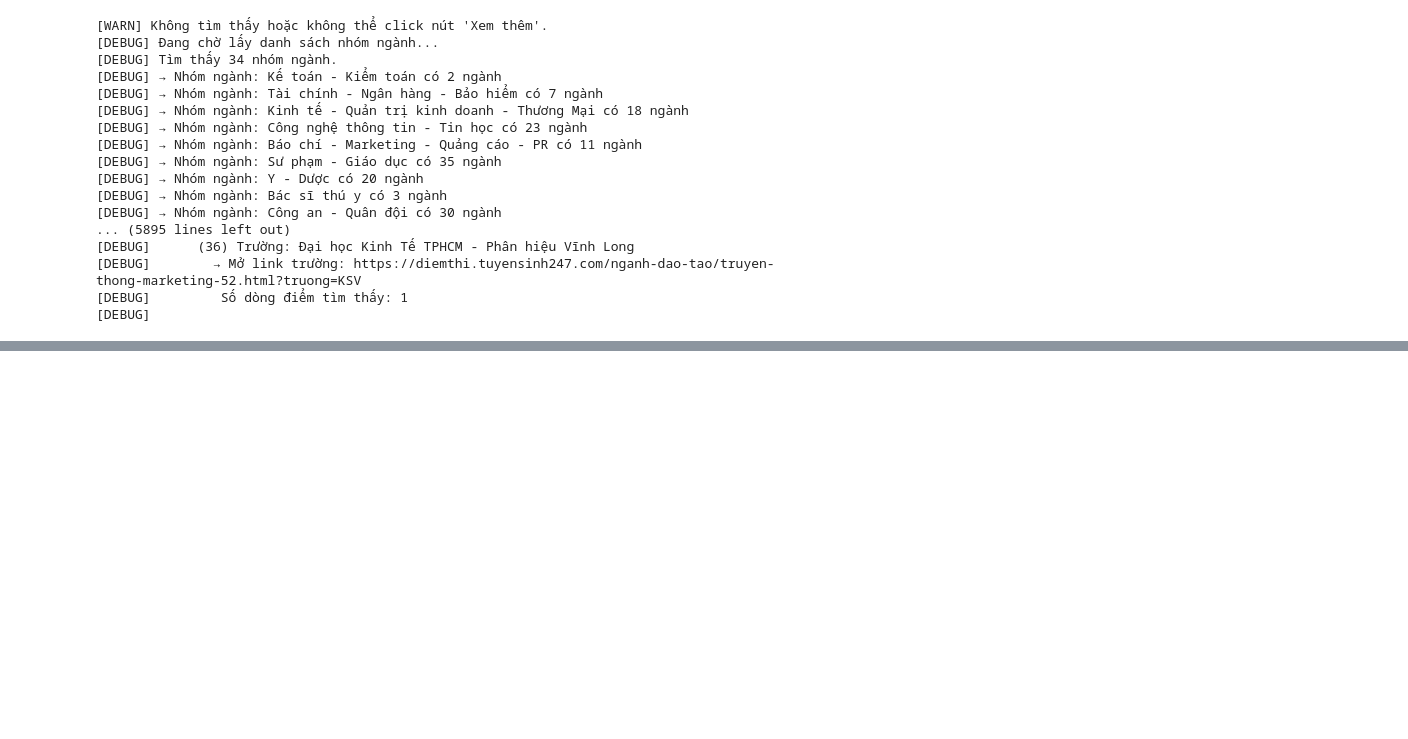
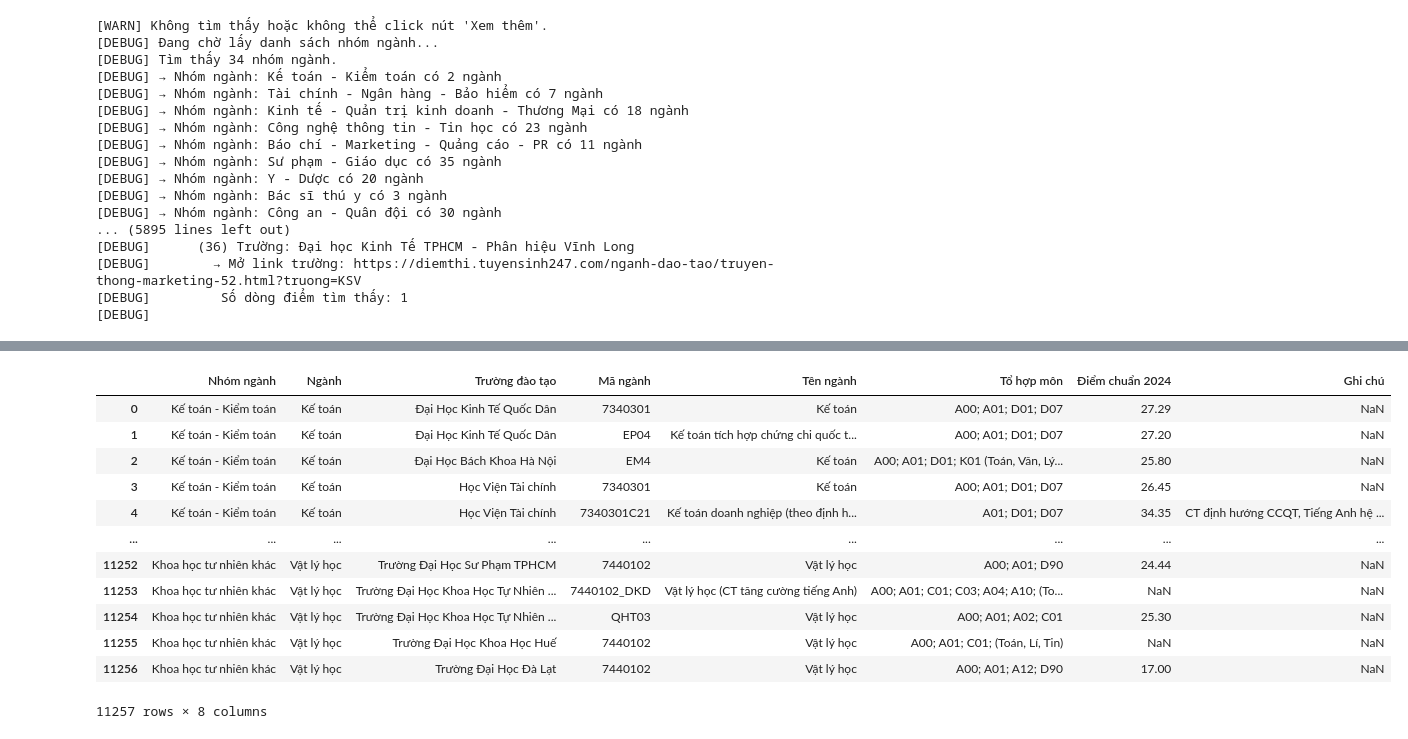
Before and after one commit to HTNam1710/ADS_Final, a Jupyter notebook: Source/crawl.ipynb, the cells around one changed output, grey strips where cells are left out. Cells and saved outputs as stored; diff of their text form; code cells hidden in the pictures; blank space fills up the shorter version.

Commit message:
upload crawler and Data (not preprocessed yet)

```diff
--- a/Source/crawl.ipynb
+++ b/Source/crawl.ipynb
@@ -857,0 +783,20 @@ df
+# %%
+# merge Data/nganh_dao_tao_backup.csv và Data/nganh_dao_tao_final.csv
+df_backup = pd.read_csv(backup_file)
+df_final = pd.read_csv(final_file)
+df_combined = pd.concat([df_backup, df_final], ignore_index=True)
+df_combined
+# %% [output]
+|  | Nhóm ngành | Ngành | Trường đào tạo | Mã ngành | Tên ngành | Tổ hợp môn | Điểm chuẩn 2024 | Ghi chú |
+| 0 | Kế toán - Kiểm toán | Kế toán | Đại Học Kinh Tế Quốc Dân | 7340301 | Kế toán | A00; A01; D01; D07 | 27.29 | NaN |
+| 1 | Kế toán - Kiểm toán | Kế toán | Đại Học Kinh Tế Quốc Dân | EP04 | Kế toán tích hợp chứng chi quốc t... | A00; A01; D01; D07 | 27.20 | NaN |
+| 2 | Kế toán - Kiểm toán | Kế toán | Đại Học Bách Khoa Hà Nội | EM4 | Kế toán | A00; A01; D01; K01 (Toán, Văn, Lý... | 25.80 | NaN |
+| 3 | Kế toán - Kiểm toán | Kế toán | Học Viện Tài chính | 7340301 | Kế toán | A00; A01; D01; D07 | 26.45 | NaN |
+| 4 | Kế toán - Kiểm toán | Kế toán | Học Viện Tài chính | 7340301C21 | Kế toán doanh nghiệp (theo định h... | A01; D01; D07 | 34.35 | CT định hướng CCQT, Tiếng Anh hệ ... |
+| ... | ... | ... | ... | ... | ... | ... | ... | ... |
+| 11252 | Khoa học tư nhiên khác | Vật lý học | Trường Đại Học Sư Phạm TPHCM | 7440102 | Vật lý học | A00; A01; D90 | 24.44 | NaN |
+| 11253 | Khoa học tư nhiên khác | Vật lý học | Trường Đại Học Khoa Học Tự Nhiên ... | 7440102_DKD | Vật lý học (CT tăng cường tiếng Anh) | A00; A01; C01; C03; A04; A10; (To... | NaN | NaN |
+| 11254 | Khoa học tư nhiên khác | Vật lý học | Trường Đại Học Khoa Học Tự Nhiên ... | QHT03 | Vật lý học | A00; A01; A02; C01 | 25.30 | NaN |
+| 11255 | Khoa học tư nhiên khác | Vật lý học | Trường Đại Học Khoa Học Huế | 7440102 | Vật lý học | A00; A01; C01; (Toán, Lí, Tin) | NaN | NaN |
+| 11256 | Khoa học tư nhiên khác | Vật lý học | Trường Đại Học Đà Lạt | 7440102 | Vật lý học | A00; A01; A12; D90 | 17.00 | NaN |
+11257 rows × 8 columns
```
Also changed, not shown: parts of 16 cells of this notebook, 5 other files.
